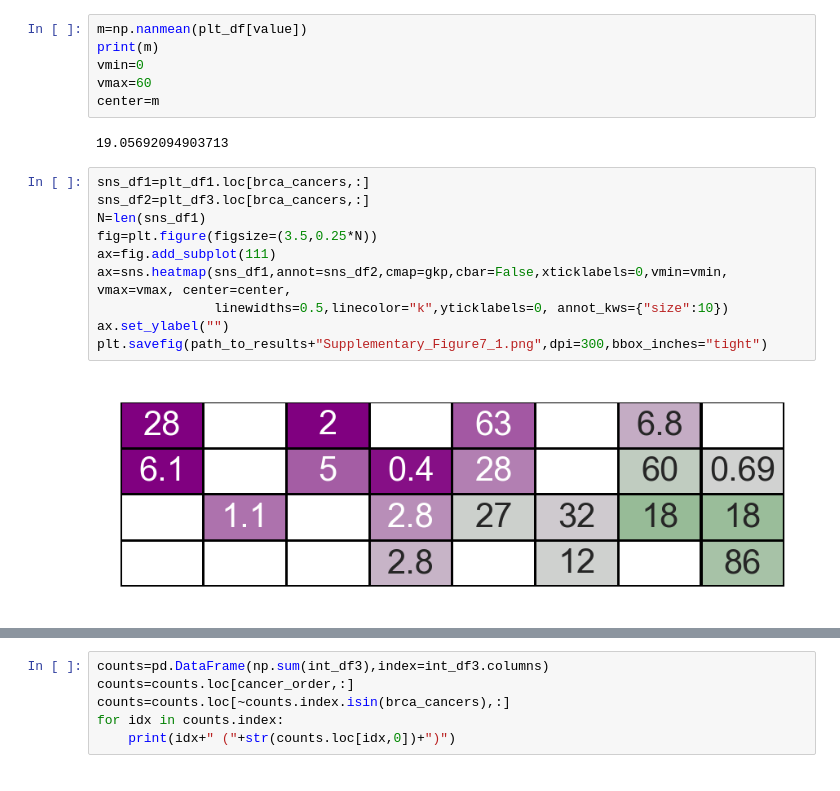
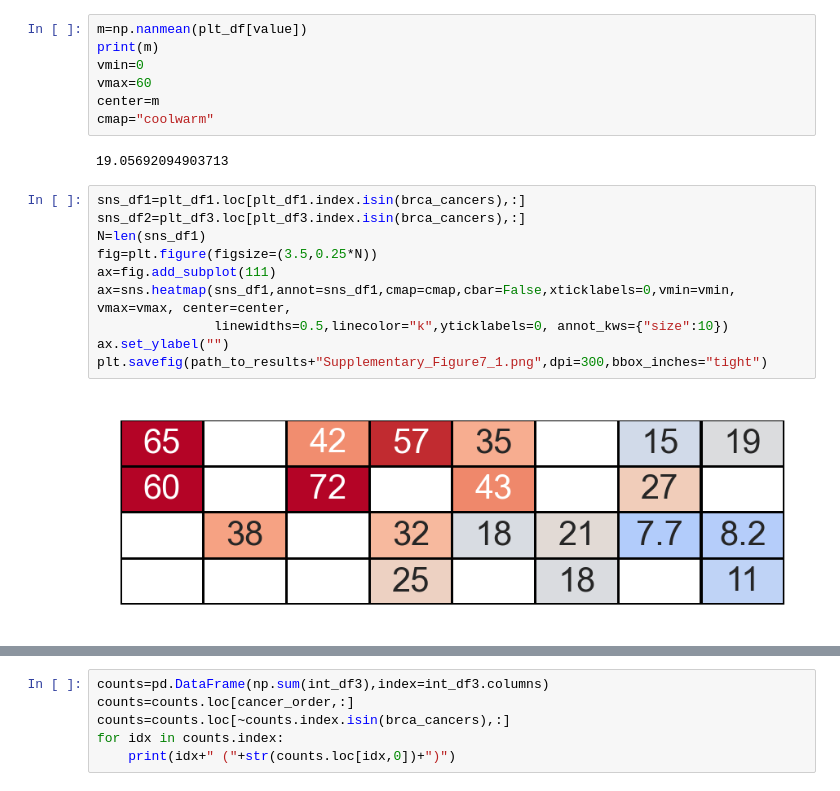
Before and after one commit to shirotak/pancancer_hrd_analysis, a Jupyter notebook: scripts/Figure2_3A.ipynb, the cells around one changed output, grey strips where cells are left out. Drawn from its saved outputs; the diff is of its cells as text.

```diff
--- a/scripts/Figure2_3A.ipynb
+++ b/scripts/Figure2_3A.ipynb
@@ -1334,17 +1318,18 @@ print(m)
 vmin=0
 vmax=60
 center=m
+cmap="coolwarm"
 # %% [output]
 19.05692094903713
 # %%
-sns_df1=plt_df1.loc[brca_cancers,:]
-sns_df2=plt_df3.loc[brca_cancers,:]
+sns_df1=plt_df1.loc[plt_df1.index.isin(brca_cancers),:]
+sns_df2=plt_df3.loc[plt_df3.index.isin(brca_cancers),:]
 N=len(sns_df1)
 fig=plt.figure(figsize=(3.5,0.25*N))
 ax=fig.add_subplot(111)
-ax=sns.heatmap(sns_df1,annot=sns_df2,cmap=gkp,cbar=False,xticklabels=0,vmin=vmin, vmax=vmax, center=center,
+ax=sns.heatmap(sns_df1,annot=sns_df1,cmap=cmap,cbar=False,xticklabels=0,vmin=vmin, vmax=vmax, center=center,
                linewidths=0.5,linecolor="k",yticklabels=0, annot_kws={"size":10})
 ax.set_ylabel("")
 plt.savefig(path_to_results+"Supplementary_Figure7_1.png",dpi=300,bbox_inches="tight")
 # %% [output]
-[figure, old version]
+[figure, new version]
```
Also changed, not shown: parts of 11 cells of this notebook, 36 other files.
